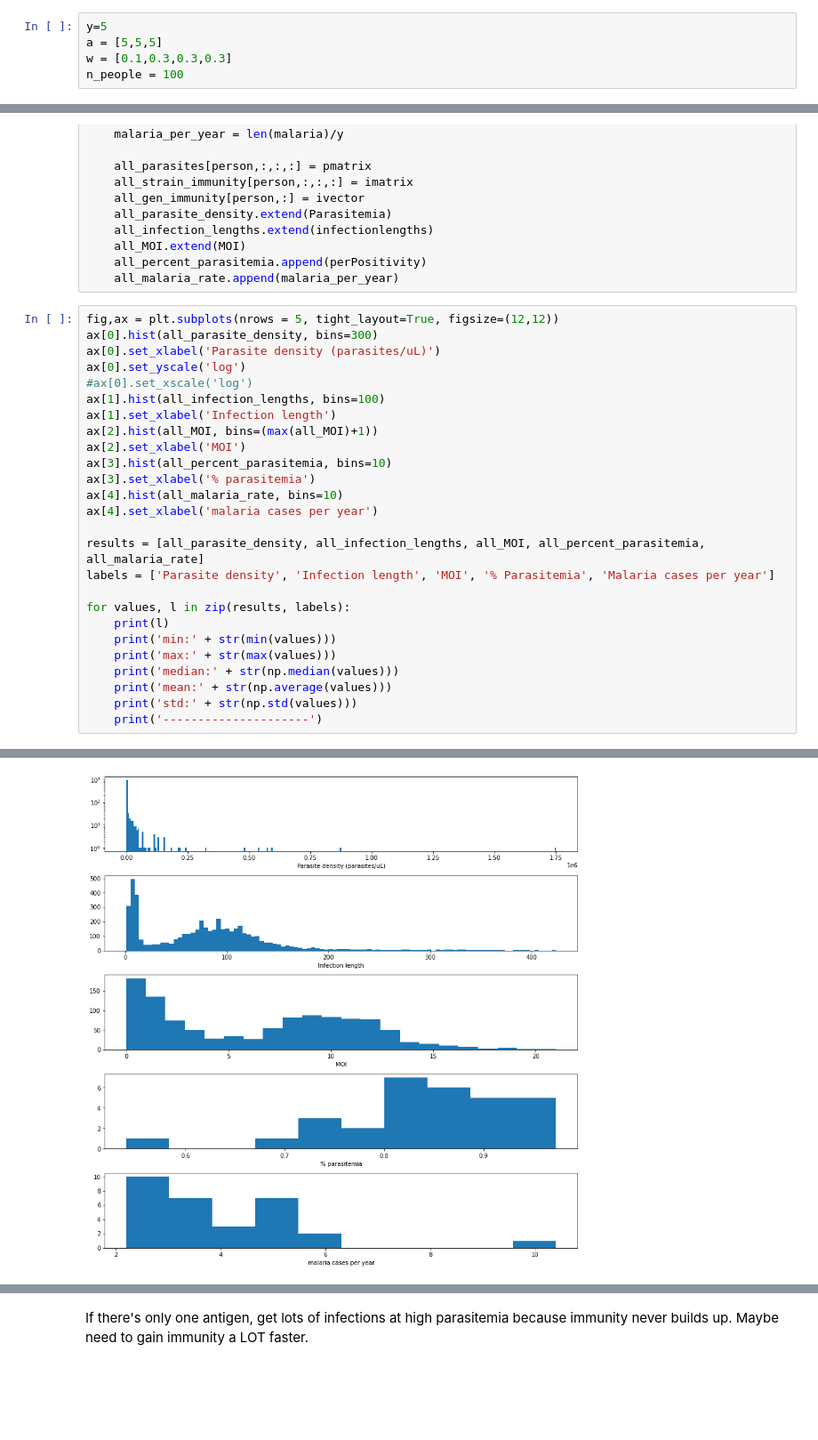
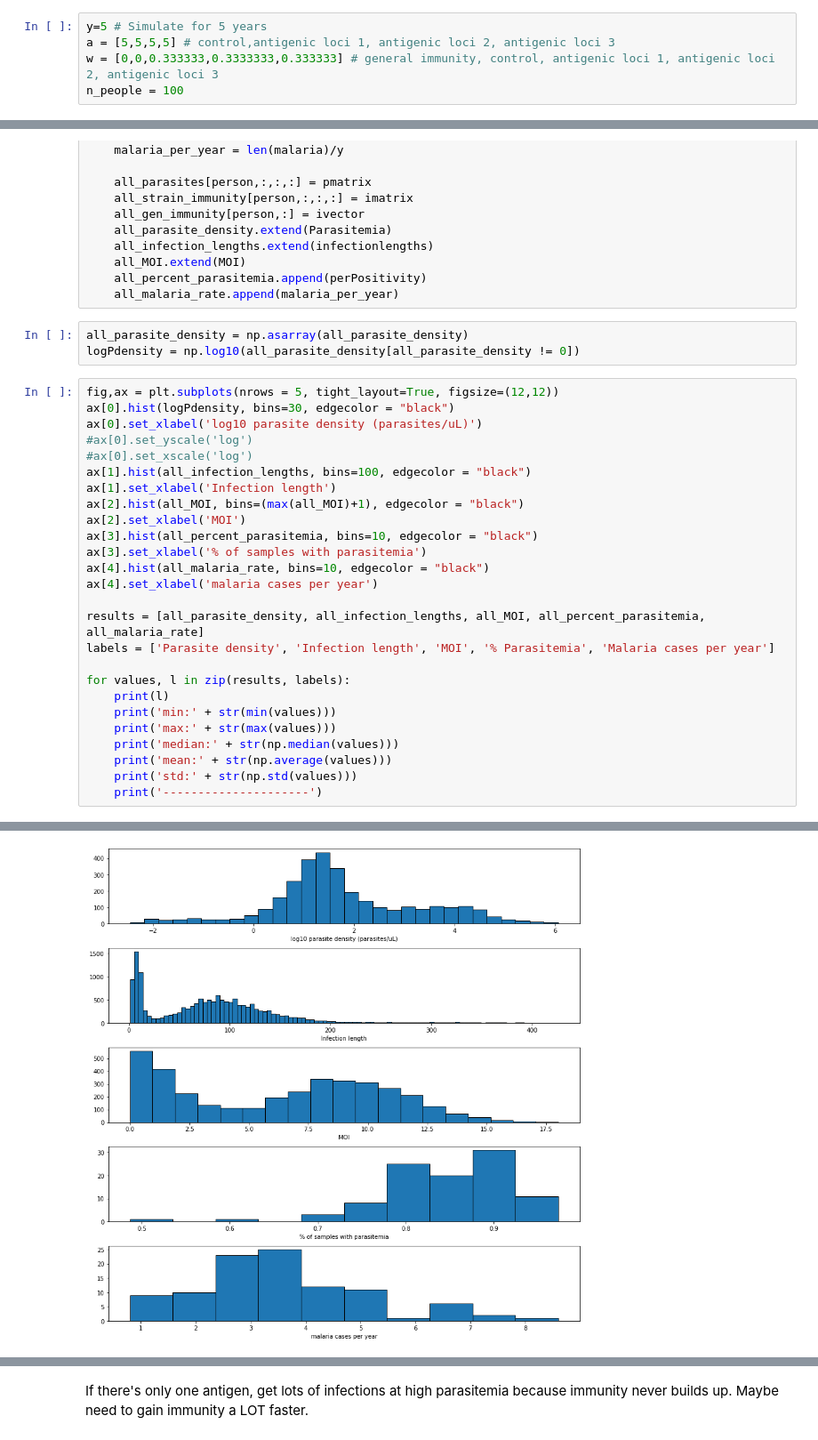
Before and after one commit to blab/pf-longitudinal, a Jupyter notebook: pf-tent/powercalcs.ipynb, the cells around one changed output, grey strips where cells are left out. Shown: that part at 89% size. Cells and saved outputs as stored; diff of their text form; blank space fills up the shorter version.

```diff
--- a/pf-tent/powercalcs.ipynb
+++ b/pf-tent/powercalcs.ipynb
@@ -6,7 +14,7 @@ import matplotlib.pyplot as plt
 # %%
-y=5
-a = [5,5,5]
-w = [0.1,0.3,0.3,0.3]
+y=5 # Simulate for 5 years
+a = [5,5,5,5] # control,antigenic loci 1, antigenic loci 2, antigenic loci 3
+w = [0,0,0.333333,0.3333333,0.333333] # general immunity, control, antigenic loci 1, antigenic loci 2, antigenic loci 3
 n_people = 100
 # %%
 all_parasites = np.zeros((n_people, len(a), max(a), y*365))
@@ -34,19 +42,22 @@ for person in range(n_people):
     all_MOI.extend(MOI)
     all_percent_parasitemia.append(perPositivity)
     all_malaria_rate.append(malaria_per_year)
+# %%
+all_parasite_density = np.asarray(all_parasite_density)
+logPdensity = np.log10(all_parasite_density[all_parasite_density != 0])
 # %%
 fig,ax = plt.subplots(nrows = 5, tight_layout=True, figsize=(12,12))
-ax[0].hist(all_parasite_density, bins=300)
-ax[0].set_xlabel('Parasite density (parasites/uL)')
-ax[0].set_yscale('log')
+ax[0].hist(logPdensity, bins=30, edgecolor = "black")
+ax[0].set_xlabel('log10 parasite density (parasites/uL)')
+#ax[0].set_yscale('log')
 #ax[0].set_xscale('log')
-ax[1].hist(all_infection_lengths, bins=100)
+ax[1].hist(all_infection_lengths, bins=100, edgecolor = "black")
 ax[1].set_xlabel('Infection length')
-ax[2].hist(all_MOI, bins=(max(all_MOI)+1))
+ax[2].hist(all_MOI, bins=(max(all_MOI)+1), edgecolor = "black")
 ax[2].set_xlabel('MOI')
-ax[3].hist(all_percent_parasitemia, bins=10)
-ax[3].set_xlabel('% parasitemia')
-ax[4].hist(all_malaria_rate, bins=10)
+ax[3].hist(all_percent_parasitemia, bins=10, edgecolor = "black")
+ax[3].set_xlabel('% of samples with parasitemia')
+ax[4].hist(all_malaria_rate, bins=10, edgecolor = "black")
 ax[4].set_xlabel('malaria cases per year')
 
 results = [all_parasite_density, all_infection_lengths, all_MOI, all_percent_parasitemia, all_malaria_rate]
@@ -80,2 +91,2 @@ std:1.6689184788026317
 ---------------------
-[figure, old version]
+[figure, new version]
```
Also changed, not shown: parts of 17 cells of this notebook.
